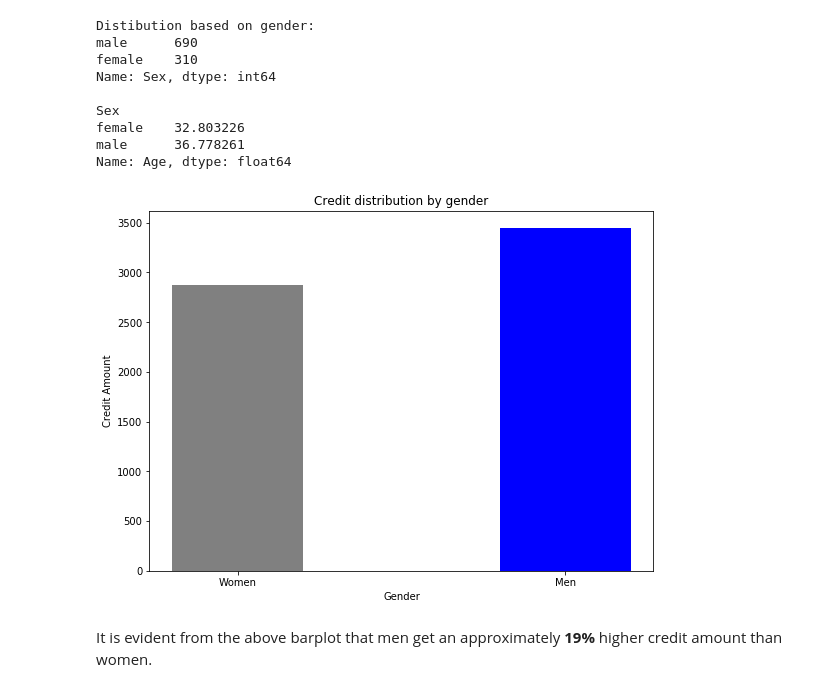
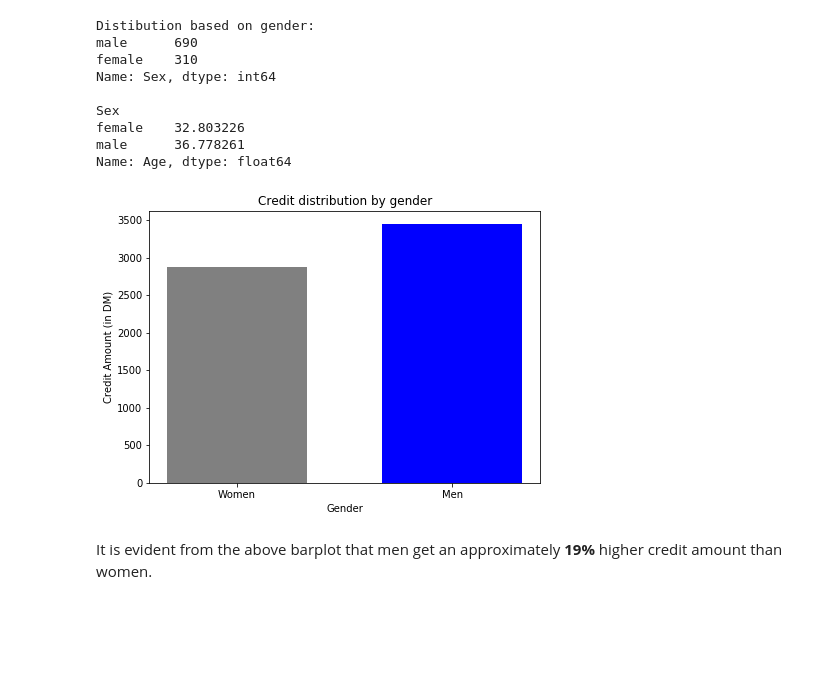
Before and after one commit to pvts/credit-risk-classification, a Jupyter notebook: Credit Risk Classification.ipynb, the cells around one changed output. Drawn from its saved outputs; the diff is of its cells as text; code cells hidden in the pictures; blank space fills up the shorter version.

```diff
--- a/Credit Risk Classification.ipynb
+++ b/Credit Risk Classification.ipynb
@@ -9,7 +9,8 @@ import matplotlib.pyplot as plt
 ## EDA
 # %%
 #read/open the dataset
-path = r'..\data'
+path = r'\data'
+
 
 #the first column is the index
 df = pd.read_csv(path + '\german_credit_data.csv', index_col='Unnamed: 0')
@@ -46,19 +49,17 @@ Name: Age, dtype: float64
 # %%
 #preparing the data for the barplot
 list1 = [i for i in df.groupby('Sex')['Credit amount'].mean()]
 labels = ['Women', 'Men']
 colors = ['gray', 'b']
+
+#barplot showing the average credit amount that each gender receives
+fig = plt.figure(figsize=(7,5))
+plt.bar(labels, list1, color=colors, width=0.65)
+plt.ylabel('Credit Amount (in DM)')
+plt.xlabel('Gender')
+plt.title('Credit distribution by gender')
+plt.show()
+# %% [output]
+[figure, added]
-# %%
-#barplot showing the average credit amount that each gender receives
-fig = plt.figure(figsize=(7,5))
-ax = fig.add_axes([0, 1, 1, 1])
-ax.bar(labels, list1, color=colors, width=0.4)
-ax.set_ylabel('Credit Amount (in DM)
-              ')
-ax.set_xlabel('Gender')
-ax.set_title('Credit distribution by gender')
-plt.show()
-# %% [output]
-[figure, removed]
 # %% [markdown]
 It is evident from the above barplot that men get an approximately **19%** higher credit amount than women.
```
Also changed, not shown: parts of 19 cells of this notebook.
